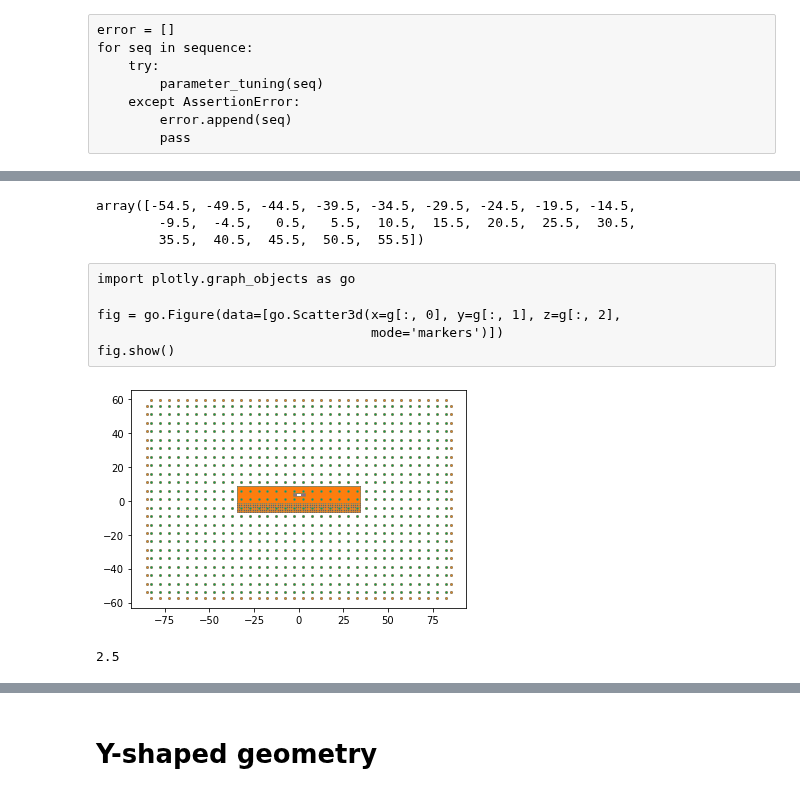
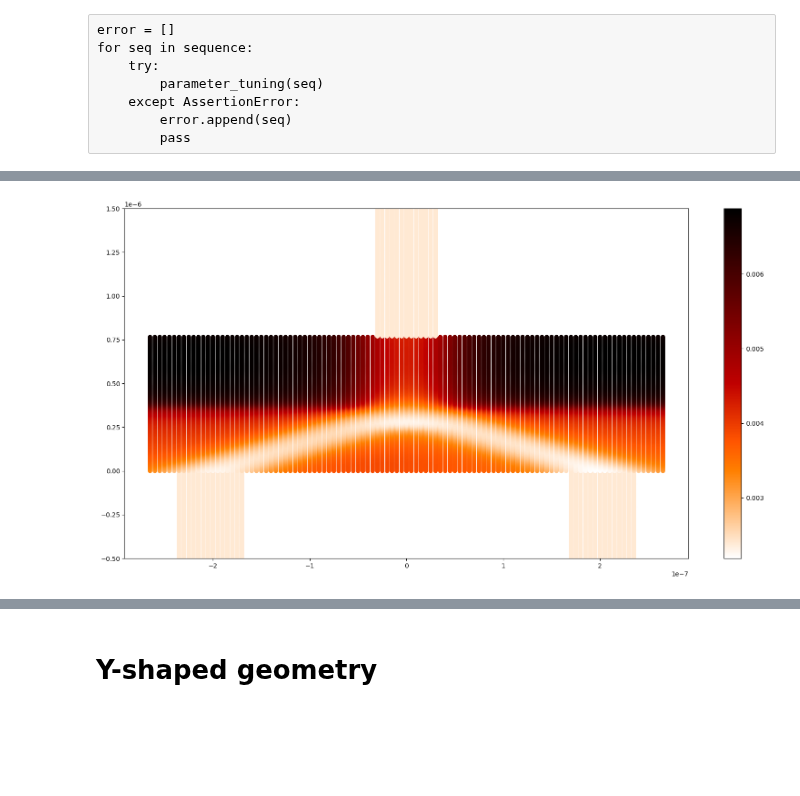
Before and after one commit to Satin21/Trijunction, a Jupyter notebook: analysis/Y.ipynb, the cells around one changed output, grey strips where cells are left out. Drawn from its saved outputs; the diff is of its cells as text; code cells hidden in the pictures; blank space fills up the shorter version.

```diff
--- a/analysis/Y.ipynb
+++ b/analysis/Y.ipynb
@@ -109,24 +131,24 @@ Wall time: 4min 44s
 # %%
 from potential import gate_potential
 
-unique_indices = optimize.site_coords[:, 2] == 0
-coords = optimize.site_coords[unique_indices]
-indices = optimize.site_indices[unique_indices]
 
 pot = gate_potential(
     optimize.poisson_system,
     optimize.linear_problem,
-    coords[:, [0, 1]],
-    indices,
-    optimize.voltages,
+    optimize.site_coords[:, [0, 1]],
+    optimize.site_indices,
+    voltage_dict(optimal_voltages['left-right'].x, True),
     {},
     offset=optimize.offset[[0, 1]],
 )
 
+
+# pot = dict(zip(ta.array(optimize.site_coords[:, [0, 1]]),
+#                      np.zeros(len(optimize.site_coords))))
+
+params.update(potential=pot)
+
+# params.update(phase['left-right'])
+
 poisson_sites = np.array(list(pot.keys()))
-
-def diff_pot(x, y):
-    return pot[ta.array((x, y))] - pot[ta.array((-x, y))]
-
-
-to_check = [diff_pot(*site) for site in poisson_sites]
+kwant_sites = np.array([site.pos for site in optimize.trijunction.sites])
@@ -166,24 +155,14 @@ g = grid[optimize.poisson_system.regions.charge.tag_points['air']]
-# %%
-np.unique(g[:, 2])
-# %% [output]
-array([-54.5, -49.5, -44.5, -39.5, -34.5, -29.5, -24.5, -19.5, -14.5,
-        -9.5,  -4.5,   0.5,   5.5,  10.5,  15.5,  20.5,  25.5,  30.5,
-        35.5,  40.5,  45.5,  50.5,  55.5])
-# %% [raw]
-import plotly.graph_objects as go
-
-fig = go.Figure(data=[go.Scatter3d(x=g[:, 0], y=g[:, 1], z=g[:, 2],
-                                   mode='markers')])
-fig.show()
-# %%
-for i in np.unique(grid[:, 1])
-    g = grid[grid[:, 1] == i].copy()
-    plt.scatter(g[:, 0], g[:, 2], s = 0.5)
-# %% [output]
-[figure, removed]
-# %%
-Al2o3 = grid[optimize.poisson_system.regions.charge.tag_points['Al2O3']][:, 2]
-Al2o3_2 = grid[optimize.poisson_system.regions.charge.tag_points['Al2O3_2']][:, 2]
-min(Al2o3_2) - max(Al2o3)
-# %% [output]
-2.5
+# %%
+kwant_params = optimize.f_params(**params)
+# %%
+plt.figure(figsize=(20, 10))
+def diff_pot(x, y):
+    return kwant_params['mu'](x, y)
+
+to_check = [diff_pot(*site) for site in kwant_sites]
+
+plt.scatter(kwant_sites[:, 0], kwant_sites[:, 1], c = to_check, cmap = 'gist_heat_r')
+plt.ylim(-0.5e-6, 1.5e-6);
+plt.colorbar();
+# %% [output]
+[figure, added]
```
Also changed, not shown: parts of 49 cells of this notebook, 9 other files.
